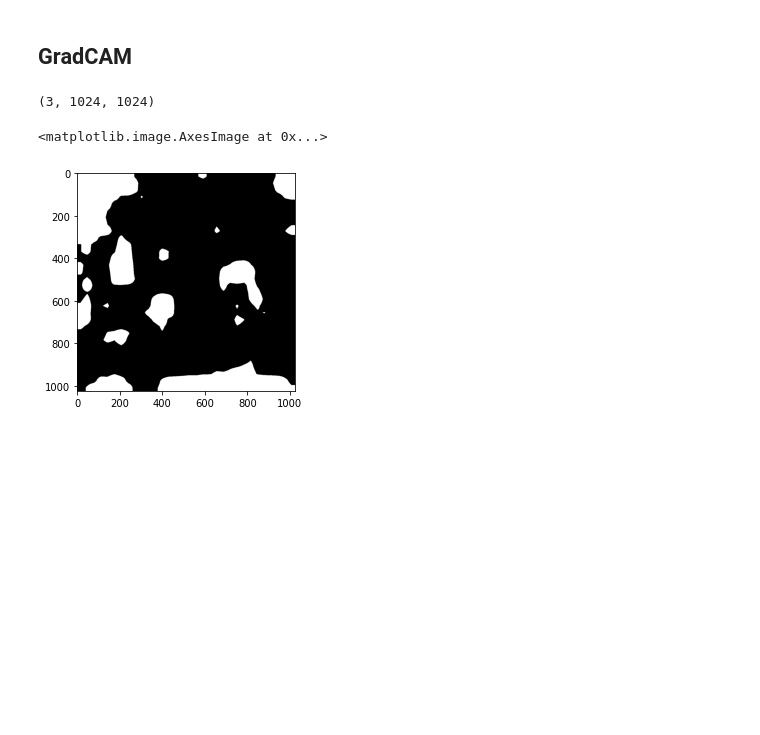
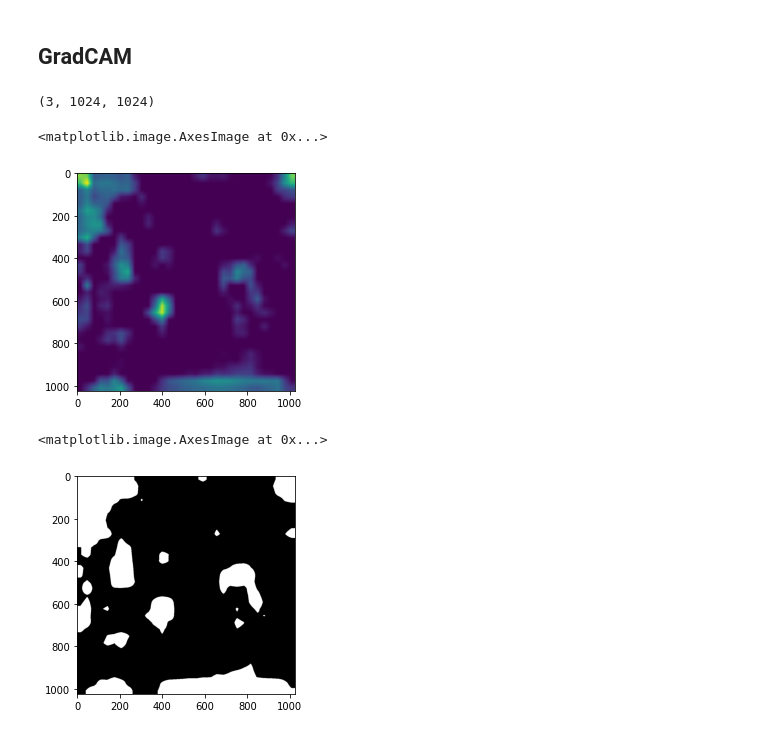
Before and after one commit to HYUNMIN-HWANG/AI604-Computer-Vision-Project, a Jupyter notebook: IOU__3samples.ipynb, the cells around one changed output. Saved outputs shown, nothing was run; the diff lists cells and outputs as text; code cells hidden in the pictures; blank space fills up the shorter version.

Commit message:
3 sample images IoU

```diff
--- a/IOU__3samples.ipynb
+++ b/IOU__3samples.ipynb
@@ -224,6 +224,11 @@ cam = np.stack((cam1, cam2, cam3), axis=0)
 cam.shape
 # %% [output]
 (3, 1024, 1024)
+# %%
+plt.imshow(cam1)
+# %% [output]
+<matplotlib.image.AxesImage at 0x...>
+[figure, added]
 # %%
 cam1 = np.where(cam1>0.1, 1.0, 0.0)
 plt.imshow(cam1, cmap='gray')
```
